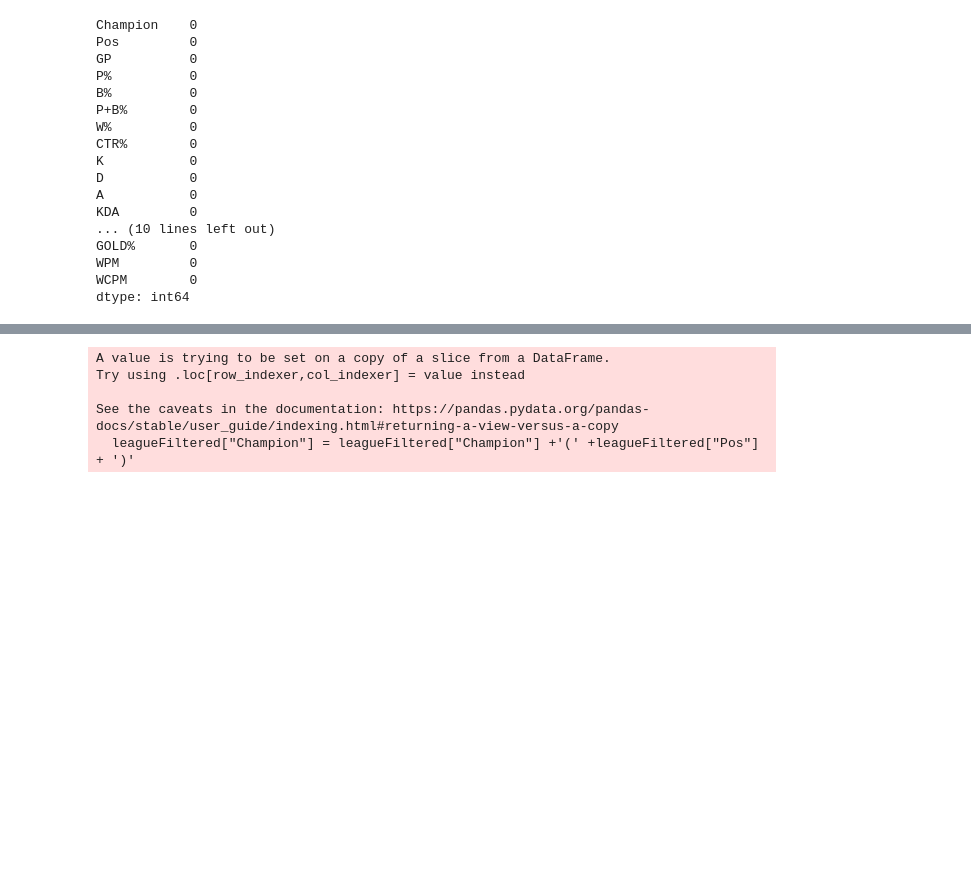
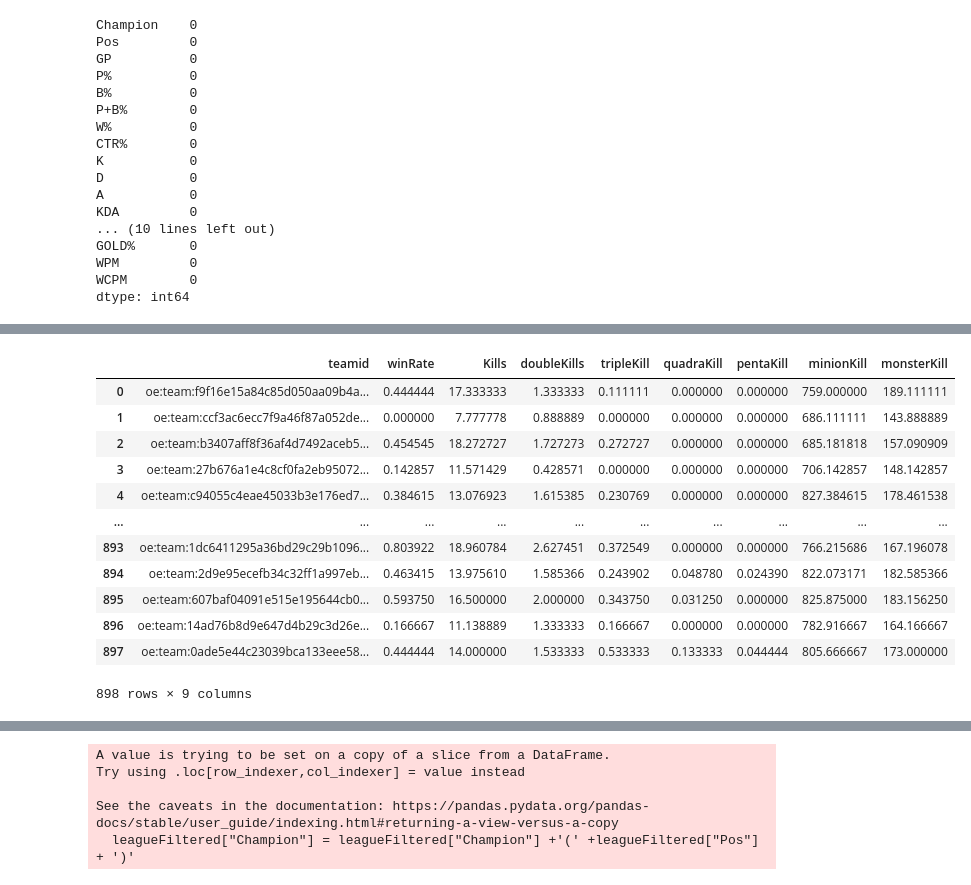
Before and after one commit to minchoCoin/LOL_data_analysis_prj, a Jupyter notebook: esportsDataAnalysis.ipynb, the cells around one changed output, grey strips where cells are left out. Cells and saved outputs as stored; diff of their text form; code cells hidden in the pictures; blank space fills up the shorter version.

```diff
--- a/esportsDataAnalysis.ipynb
+++ b/esportsDataAnalysis.ipynb
@@ -117,0 +230,8 @@ plt.show()
+# %%
+winRate = defaultdict()
+for team in teamList:
+    teamFiltered = match_data_filtered.loc[match_data_filtered['teamid'] == team]
+    winRate[team] = teamFiltered['result'].mean()
+
+
+winRate
@@ -117,0 +307,24 @@ plt.show()
+# %%
+relationDf = pd.DataFrame(columns=["teamid","winRate","Kills","doubleKills","tripleKill","quadraKill","pentaKill","minionKill","monsterKill",'dragons','opp_dragons','elementaldrakes','opp_elementaldrakes','elders','opp_elders','heralds','opp_heralds','barons','opp_barons','towers','opp_towers','turretplates','opp_turretplates','inhibitors','opp_inhibitors'])
+# %%
+for team in teamList:
+    relationDf.loc[-1] = [team,winRate[team],killDict[team],doubleDict[team],tripleDict[team],quadraDict[team],pentaDict[team],minionDict[team],monsterDict[team]]
+    relationDf.index = relationDf.index + 1
+
+relationDf = relationDf.sort_index()
+# %%
+relationDf
+# %% [output]
+|  | teamid | winRate | Kills | doubleKills | tripleKill | quadraKill | pentaKill | minionKill | monsterKill |
+| 0 | oe:team:f9f16e15a84c85d050aa09b4a... | 0.444444 | 17.333333 | 1.333333 | 0.111111 | 0.000000 | 0.000000 | 759.000000 | 189.111111 |
+| 1 | oe:team:ccf3ac6ecc7f9a46f87a052de... | 0.000000 | 7.777778 | 0.888889 | 0.000000 | 0.000000 | 0.000000 | 686.111111 | 143.888889 |
+| 2 | oe:team:b3407aff8f36af4d7492aceb5... | 0.454545 | 18.272727 | 1.727273 | 0.272727 | 0.000000 | 0.000000 | 685.181818 | 157.090909 |
+| 3 | oe:team:27b676a1e4c8cf0fa2eb95072... | 0.142857 | 11.571429 | 0.428571 | 0.000000 | 0.000000 | 0.000000 | 706.142857 | 148.142857 |
+| 4 | oe:team:c94055c4eae45033b3e176ed7... | 0.384615 | 13.076923 | 1.615385 | 0.230769 | 0.000000 | 0.000000 | 827.384615 | 178.461538 |
+| ... | ... | ... | ... | ... | ... | ... | ... | ... | ... |
+| 893 | oe:team:1dc6411295a36bd29c29b1096... | 0.803922 | 18.960784 | 2.627451 | 0.372549 | 0.000000 | 0.000000 | 766.215686 | 167.196078 |
+| 894 | oe:team:2d9e95ecefb34c32ff1a997eb... | 0.463415 | 13.975610 | 1.585366 | 0.243902 | 0.048780 | 0.024390 | 822.073171 | 182.585366 |
+| 895 | oe:team:607baf04091e515e195644cb0... | 0.593750 | 16.500000 | 2.000000 | 0.343750 | 0.031250 | 0.000000 | 825.875000 | 183.156250 |
+| 896 | oe:team:14ad76b8d9e647d4b29c3d26e... | 0.166667 | 11.138889 | 1.333333 | 0.166667 | 0.000000 | 0.000000 | 782.916667 | 164.166667 |
+| 897 | oe:team:0ade5e44c23039bca133eee58... | 0.444444 | 14.000000 | 1.533333 | 0.533333 | 0.133333 | 0.044444 | 805.666667 | 173.000000 |
+898 rows × 9 columns
```
Also changed, not shown: parts of 34 cells of this notebook, 1 other file.
